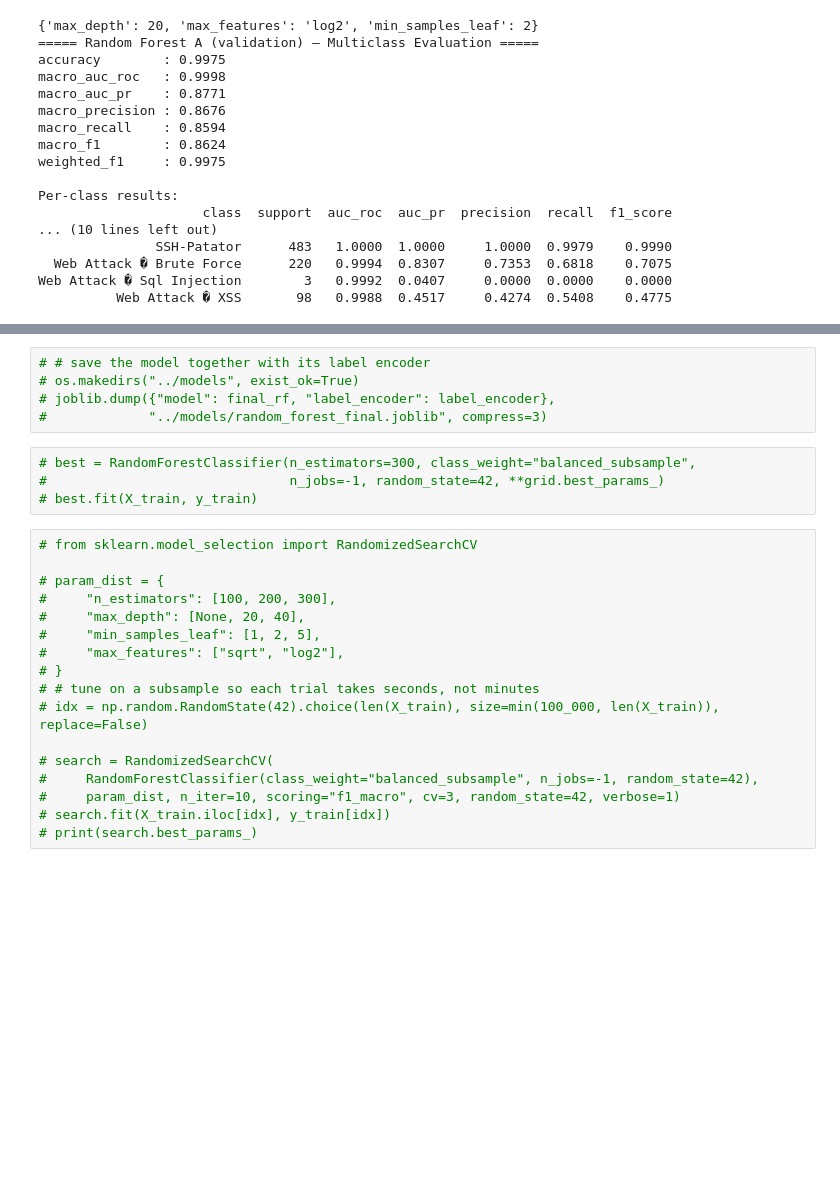
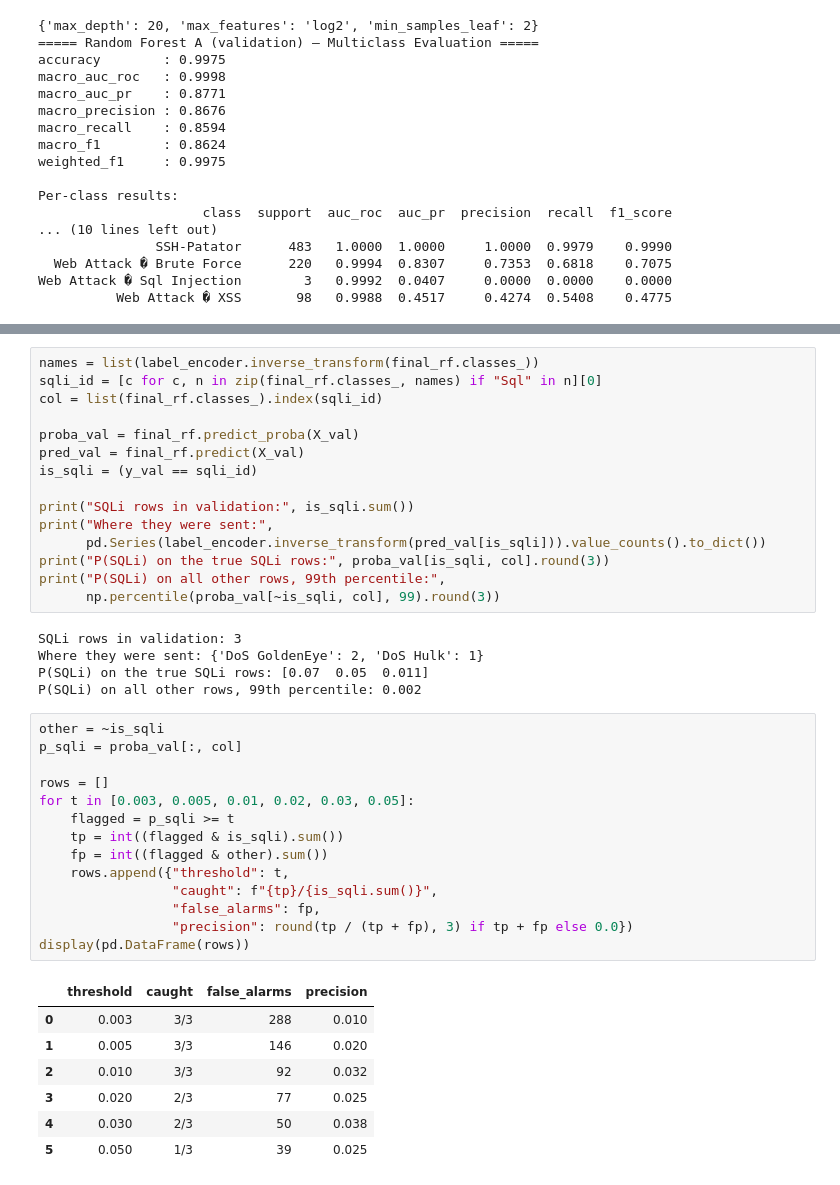
Before and after one commit to lobnaahmed850/Grad-Project, a Jupyter notebook: network-anomaly-detection/notebooks/supervised.ipynb, the cells around one changed output, grey strips where cells are left out. Cells and saved outputs as stored; diff of their text form; blank space fills up the shorter version.

```diff
--- a/network-anomaly-detection/notebooks/supervised.ipynb
+++ b/network-anomaly-detection/notebooks/supervised.ipynb
@@ -388,26 +406,42 @@ SQLi training recall: 1.0
-# %%
-# # save the model together with its label encoder
-# os.makedirs("../models", exist_ok=True)
-# joblib.dump({"model": final_rf, "label_encoder": label_encoder},
-#             "../models/random_forest_final.joblib", compress=3)
-# %%
-# best = RandomForestClassifier(n_estimators=300, class_weight="balanced_subsample",
-#                               n_jobs=-1, random_state=42, **grid.best_params_)
-# best.fit(X_train, y_train)
-# %%
-# from sklearn.model_selection import RandomizedSearchCV
-
-# param_dist = {
-#     "n_estimators": [100, 200, 300],
-#     "max_depth": [None, 20, 40],
-#     "min_samples_leaf": [1, 2, 5],
-#     "max_features": ["sqrt", "log2"],
-# }
-# # tune on a subsample so each trial takes seconds, not minutes
-# idx = np.random.RandomState(42).choice(len(X_train), size=min(100_000, len(X_train)), replace=False)
-
-# search = RandomizedSearchCV(
-#     RandomForestClassifier(class_weight="balanced_subsample", n_jobs=-1, random_state=42),
-#     param_dist, n_iter=10, scoring="f1_macro", cv=3, random_state=42, verbose=1)
-# search.fit(X_train.iloc[idx], y_train[idx])
-# print(search.best_params_)
+# %%
+names = list(label_encoder.inverse_transform(final_rf.classes_))
+sqli_id = [c for c, n in zip(final_rf.classes_, names) if "Sql" in n][0]
+col = list(final_rf.classes_).index(sqli_id)
+
+proba_val = final_rf.predict_proba(X_val)
+pred_val = final_rf.predict(X_val)
+is_sqli = (y_val == sqli_id)
+
+print("SQLi rows in validation:", is_sqli.sum())
+print("Where they were sent:",
+      pd.Series(label_encoder.inverse_transform(pred_val[is_sqli])).value_counts().to_dict())
+print("P(SQLi) on the true SQLi rows:", proba_val[is_sqli, col].round(3))
+print("P(SQLi) on all other rows, 99th percentile:",
+      np.percentile(proba_val[~is_sqli, col], 99).round(3))
+# %% [output]
+SQLi rows in validation: 3
+Where they were sent: {'DoS GoldenEye': 2, 'DoS Hulk': 1}
+P(SQLi) on the true SQLi rows: [0.07  0.05  0.011]
+P(SQLi) on all other rows, 99th percentile: 0.002
+# %%
+other = ~is_sqli
+p_sqli = proba_val[:, col]
+
+rows = []
+for t in [0.003, 0.005, 0.01, 0.02, 0.03, 0.05]:
+    flagged = p_sqli >= t
+    tp = int((flagged & is_sqli).sum())
+    fp = int((flagged & other).sum())
+    rows.append({"threshold": t,
+                 "caught": f"{tp}/{is_sqli.sum()}",
+                 "false_alarms": fp,
+                 "precision": round(tp / (tp + fp), 3) if tp + fp else 0.0})
+display(pd.DataFrame(rows))
+# %% [output]
+|  | threshold | caught | false_alarms | precision |
+| 0 | 0.003 | 3/3 | 288 | 0.010 |
+| 1 | 0.005 | 3/3 | 146 | 0.020 |
+| 2 | 0.010 | 3/3 | 92 | 0.032 |
+| 3 | 0.020 | 2/3 | 77 | 0.025 |
+| 4 | 0.030 | 2/3 | 50 | 0.038 |
+| 5 | 0.050 | 1/3 | 39 | 0.025 |
```
Also changed, not shown: parts of 19 cells of this notebook.
